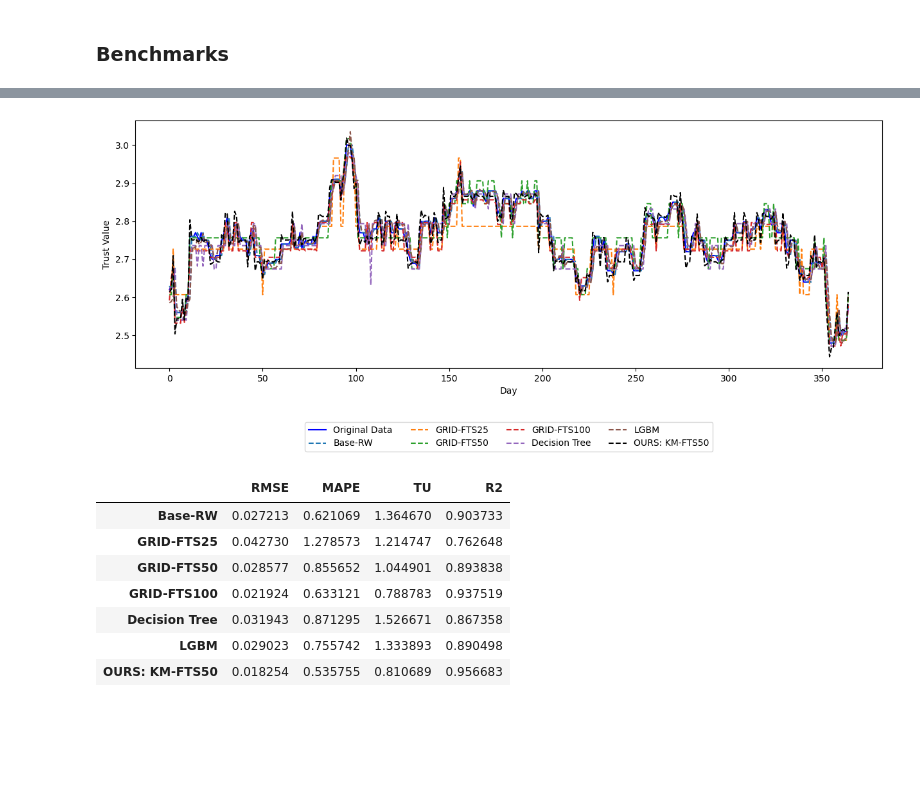
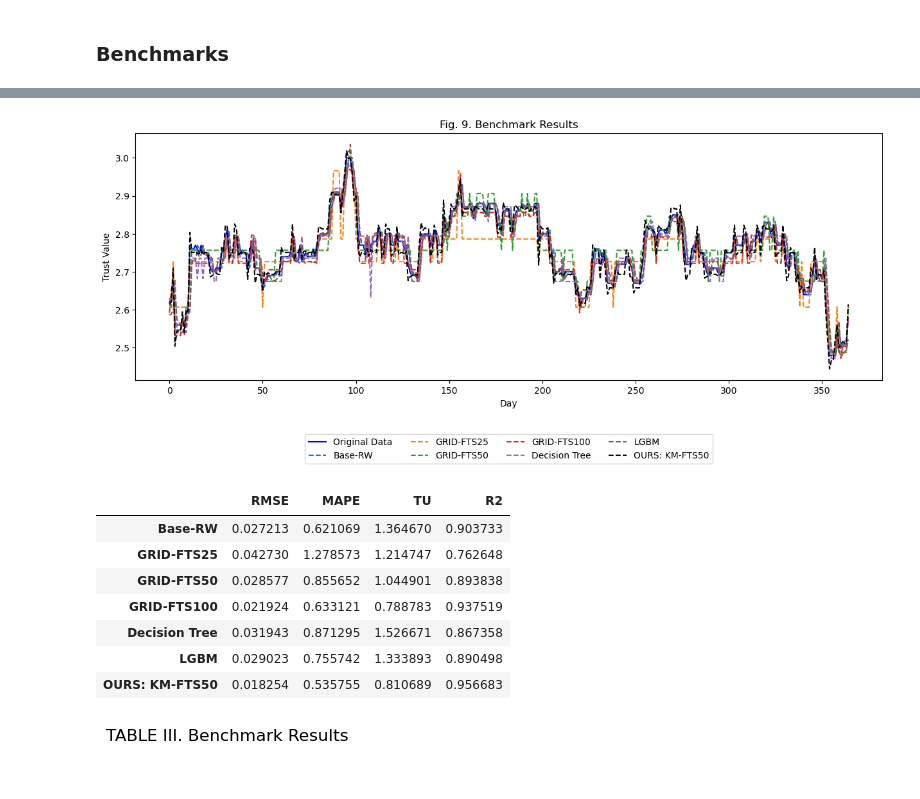
Before and after one commit to reinbugnot/kmeans-fuzzy-ts-forecast, a Jupyter notebook: fts-self-implement.ipynb, the cells around one changed output, grey strips where cells are left out. Saved outputs shown, nothing was run; the diff lists cells and outputs as text; code cells hidden in the pictures; blank space fills up the shorter version.

```diff
--- a/fts-self-implement.ipynb
+++ b/fts-self-implement.ipynb
@@ -459,14 +468,27 @@ pd.DataFrame(probability_matrix, columns=state_names, index=state_names).iloc[:1
 # %%
 # DEFUZZIFICATION
-def get_point_forecast(point_value, centroids, probability_matrix, discount_factor = 1):
+def get_point_forecast(point_value, centroids, probability_matrix):
 
+    """
+    Calculates the (un-adjusted) point forecast for time step t+1
+
+    args:
+        point_value - crisp value for time step t
+        centroids - vector of centroids from the K-Means clustering
+        probability_matrix - markov transition probability matrix
+
+    out:
+        point_forecast - forecast for time step t+1
+    """
+
+    # Fuzzification
     fz_lv, fz_val = get_membership(point_value)
 
-    selector = [x for x in range(len(probability_matrix)) if x != fz_val]
+    # Isolate vector p
+    probabilities = probability_matrix[fz_val, :].copy()
 
-    probabilities = probability_matrix[fz_val, :].copy()
-    probabilities[fz_val] = probabilities[fz_val] * discount_factor
-    dfz_centroids = probabilities * centroids
+    # c ⋅ p
+    dfz_centroids = centroids *probabilities
     dfz_centroids = dfz_centroids[dfz_centroids!=0]
 
     point_forecast = np.sum(dfz_centroids)
@@ -475,7 +497,19 @@ def get_point_forecast(point_value, centroids, probability_matrix, discount_fact
 
 def predict(data, discount_factor = 0.33):
 
+    """
+    Generate prediction series
+
+    args:
+        data - input data
+        discount_factor - degree of influence of differencing
+    out:
+        complete forecast
+    """
+
     raw_forecasts = pd.Series(data).apply(lambda x: get_point_forecast(x, centroids, probability_matrix)).values.reshape(-1,)
+
+    # Calculate the discounted first order differencing adjustment value
     first_diff = pd.Series(data).diff()[1:].reset_index(drop=True) * discount_factor
 
     return raw_forecasts[1:] + first_diff
@@ -801,20 +731,27 @@ bm_df.columns = ['RMSE', 'MAPE', 'TU', 'R2']
 # %%
 fig, ax = plt.subplots(nrows=1, ncols=1, figsize=[15, 5])
 ax.plot(test, color='b')
 for i, predictions in enumerate(benchmark_model_preds):
     if i != len(benchmark_model_preds) - 1:
         ax.plot(predictions, linestyle='--')
     else:
         ax.plot(predictions, color='k', linestyle='--')
 
 # Place the legend with 4 columns and 2 rows
 plt.legend(['Original Data'] + benchmark_model_names, bbox_to_anchor=(0.5, -0.2), loc='upper center', ncol=4)
 plt.xlabel('Day')
 plt.ylabel('Trust Value')
+plt.title('Fig. 9. Benchmark Results')
 plt.show()
 # %% [output]
-[figure, old version]
+[figure, new version]
 # %%
+# Add Table Title
+fig = plt.figure(figsize = (8, .3))
+ax = fig.add_subplot(111)
+ax.set_title('TABLE III. Benchmark Results', loc='left')
+ax.axis('off')
+
 bm_df
 # %% [output]
 |  | RMSE | MAPE | TU | R2 |
@@ -825,3 +762,4 @@ bm_df
 | Decision Tree | 0.031943 | 0.871295 | 1.526671 | 0.867358 |
 | LGBM | 0.029023 | 0.755742 | 1.333893 | 0.890498 |
 | OURS: KM-FTS50 | 0.018254 | 0.535755 | 0.810689 | 0.956683 |
+[figure, added]
```
Also changed, not shown: parts of 33 cells of this notebook.
